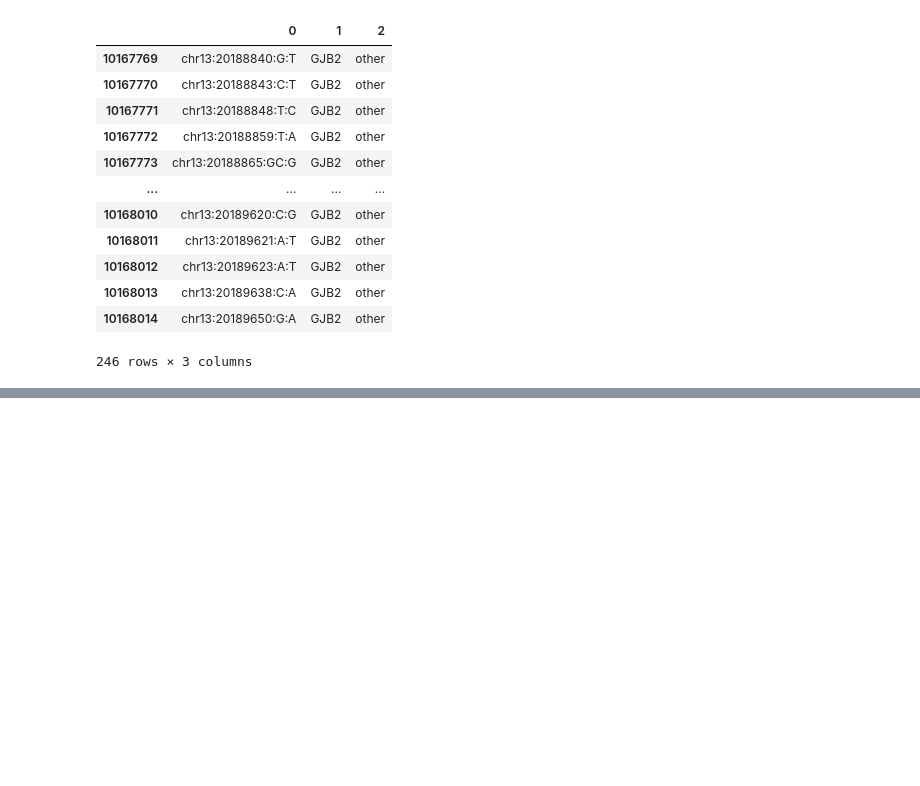
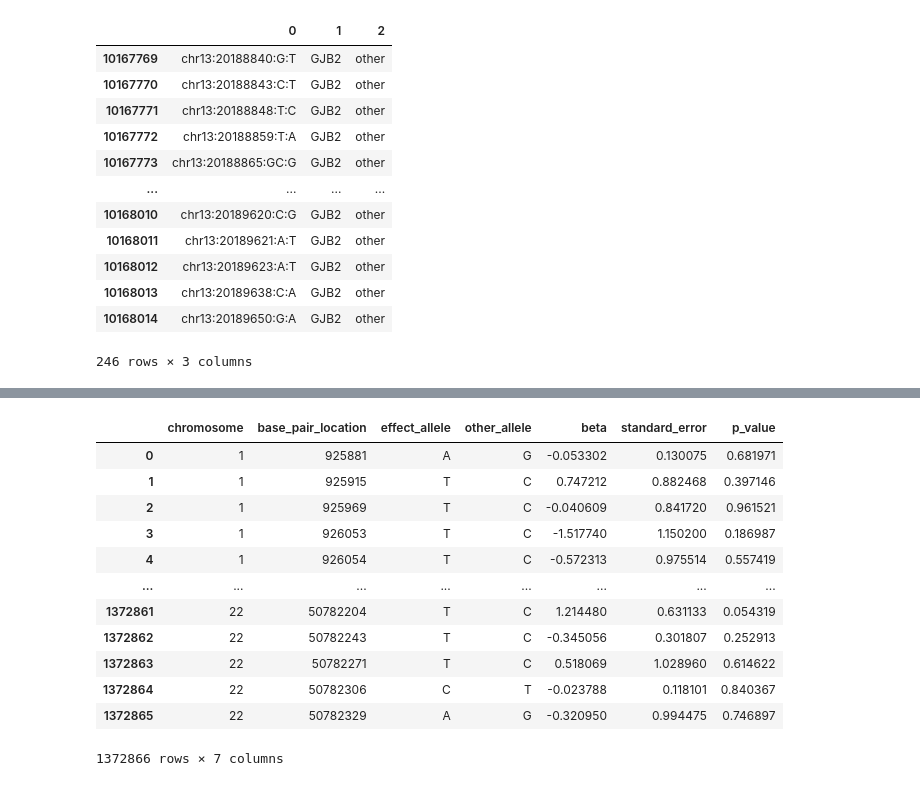
Before and after one commit to statgenetics/UKBB_GWAS_dev, a Jupyter notebook: workflow/rarevarianttable.ipynb, the cells around one changed output, grey strips where cells are left out. Cells and saved outputs as stored; diff of their text form; code cells hidden in the pictures; blank space fills up the shorter version.

```diff
--- a/workflow/rarevarianttable.ipynb
+++ b/workflow/rarevarianttable.ipynb
@@ -6599,0 +6641,21 @@ plink \
+# %%
+stats = "/home/gl2776/UKBiobank/results/REGENIE_results/results_exome_data/091421_combined_50K/090321_UKBB_Combined_f2247_f2257_expandedwhite_32878ind_50K_f2247_f2257.regenie.snp_stats_original_columns.gz"
+data = pd.read_csv(stats,header=0,sep="\t",compression="gzip")
+out = data[["CHROM","GENPOS","ALLELE1","ALLELE0","BETA","SE","LOG10P"]].copy()
+out["LOG10P"] = 10**(-out["LOG10P"])
+out.columns = ["chromosome","base_pair_location","effect_allele","other_allele","beta","standard_error","p_value"]
+out
+# %% [output]
+|  | chromosome | base_pair_location | effect_allele | other_allele | beta | standard_error | p_value |
+| 0 | 1 | 925881 | A | G | -0.053302 | 0.130075 | 0.681971 |
+| 1 | 1 | 925915 | T | C | 0.747212 | 0.882468 | 0.397146 |
+| 2 | 1 | 925969 | T | C | -0.040609 | 0.841720 | 0.961521 |
+| 3 | 1 | 926053 | T | C | -1.517740 | 1.150200 | 0.186987 |
+| 4 | 1 | 926054 | T | C | -0.572313 | 0.975514 | 0.557419 |
+| ... | ... | ... | ... | ... | ... | ... | ... |
+| 1372861 | 22 | 50782204 | T | C | 1.214480 | 0.631133 | 0.054319 |
+| 1372862 | 22 | 50782243 | T | C | -0.345056 | 0.301807 | 0.252913 |
+| 1372863 | 22 | 50782271 | T | C | 0.518069 | 1.028960 | 0.614622 |
+| 1372864 | 22 | 50782306 | C | T | -0.023788 | 0.118101 | 0.840367 |
+| 1372865 | 22 | 50782329 | A | G | -0.320950 | 0.994475 | 0.746897 |
+1372866 rows × 7 columns
```
Also changed, not shown: parts of 15 cells of this notebook.
